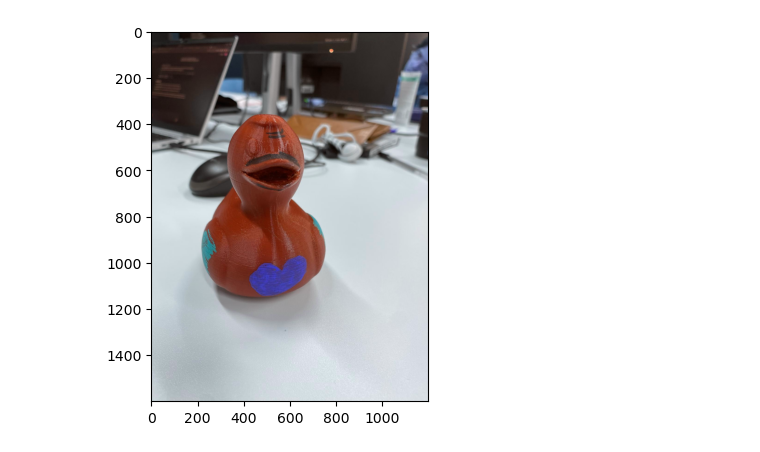
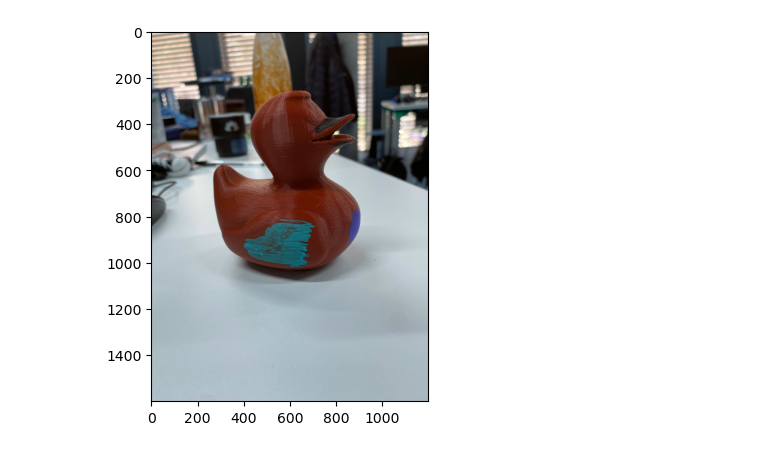
Before and after one commit to 6figuress/TestFeedBackLoop, a Jupyter notebook: colorDetectionv1.ipynb, the cells around one changed output. Cells and saved outputs as stored; diff of their text form; code cells hidden in the pictures.

```diff
--- a/colorDetectionv1.ipynb
+++ b/colorDetectionv1.ipynb
@@ -3,11 +3,11 @@ import cv2
 import numpy as np
 import matplotlib.pyplot as plt
 # %%
-img = cv2.imread('img/duck2.jpeg')
+img = cv2.imread('img/duck1.jpeg')
 plt.imshow(img)
 hsv = cv2.cvtColor(img, cv2.COLOR_BGR2HSV)
 # %% [output]
-[figure, old version]
+[figure, new version]
 # %%
 low_bound = np.array([170, 120, 70])
 up_bound = np.array([180, 255, 255])
```
Also changed, not shown: parts of 1 cell of this notebook, 52 other files.
